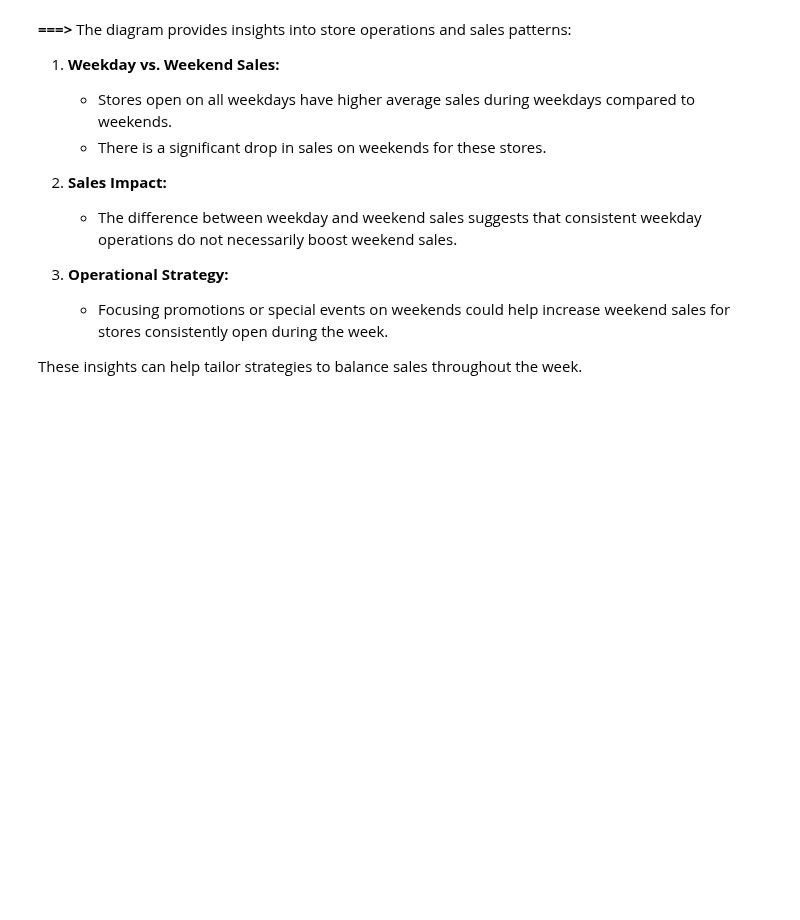
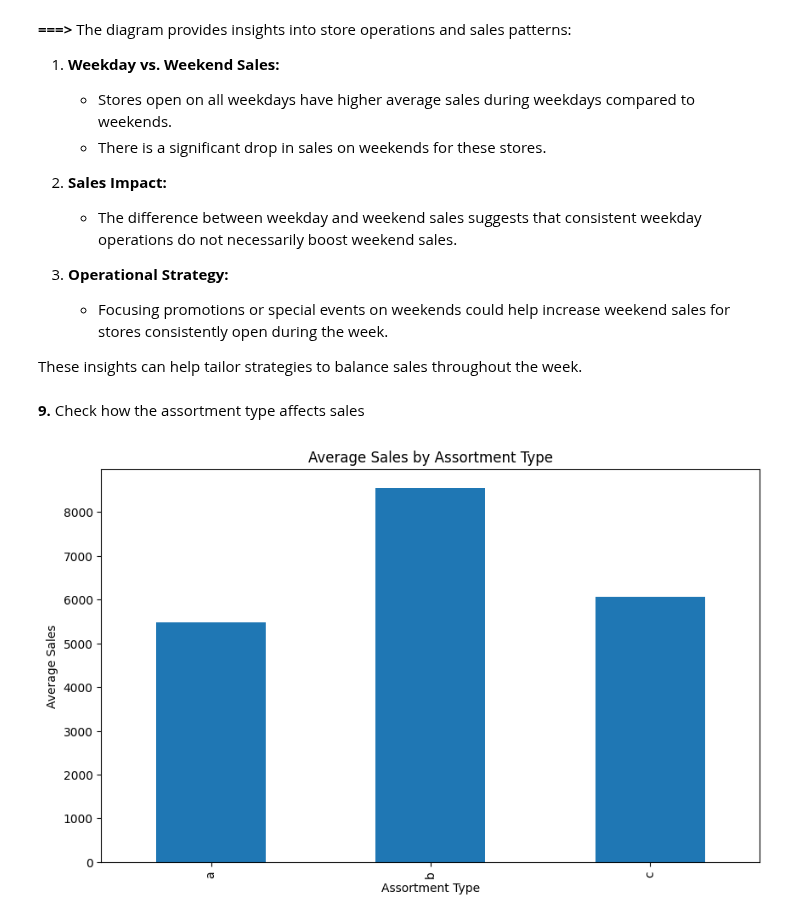
Before and after one commit to nebiyu-ethio/Pharmaceuticals-Sales-Forecast, a Jupyter notebook: notebooks/task_1.ipynb, the cells around one changed output. Cells and saved outputs as stored; diff of their text form; code cells hidden in the pictures; blank space fills up the shorter version.

Commit message:
assortment type affects sales

```diff
--- a/notebooks/task_1.ipynb
+++ b/notebooks/task_1.ipynb
@@ -311,3 +311,9 @@ Name: Weekend_Weekday_Diff, dtype: float64
    - Focusing promotions or special events on weekends could help increase weekend sales for stores consistently open during the week.
 
 These insights can help tailor strategies to balance sales throughout the week.
+# %% [markdown]
+**9.** Check how the assortment type affects sales
+# %%
+analyze_assortment_effect(data_train)
+# %% [output]
+[figure, added]
```
Also changed, not shown: parts of 1 cell of this notebook.
